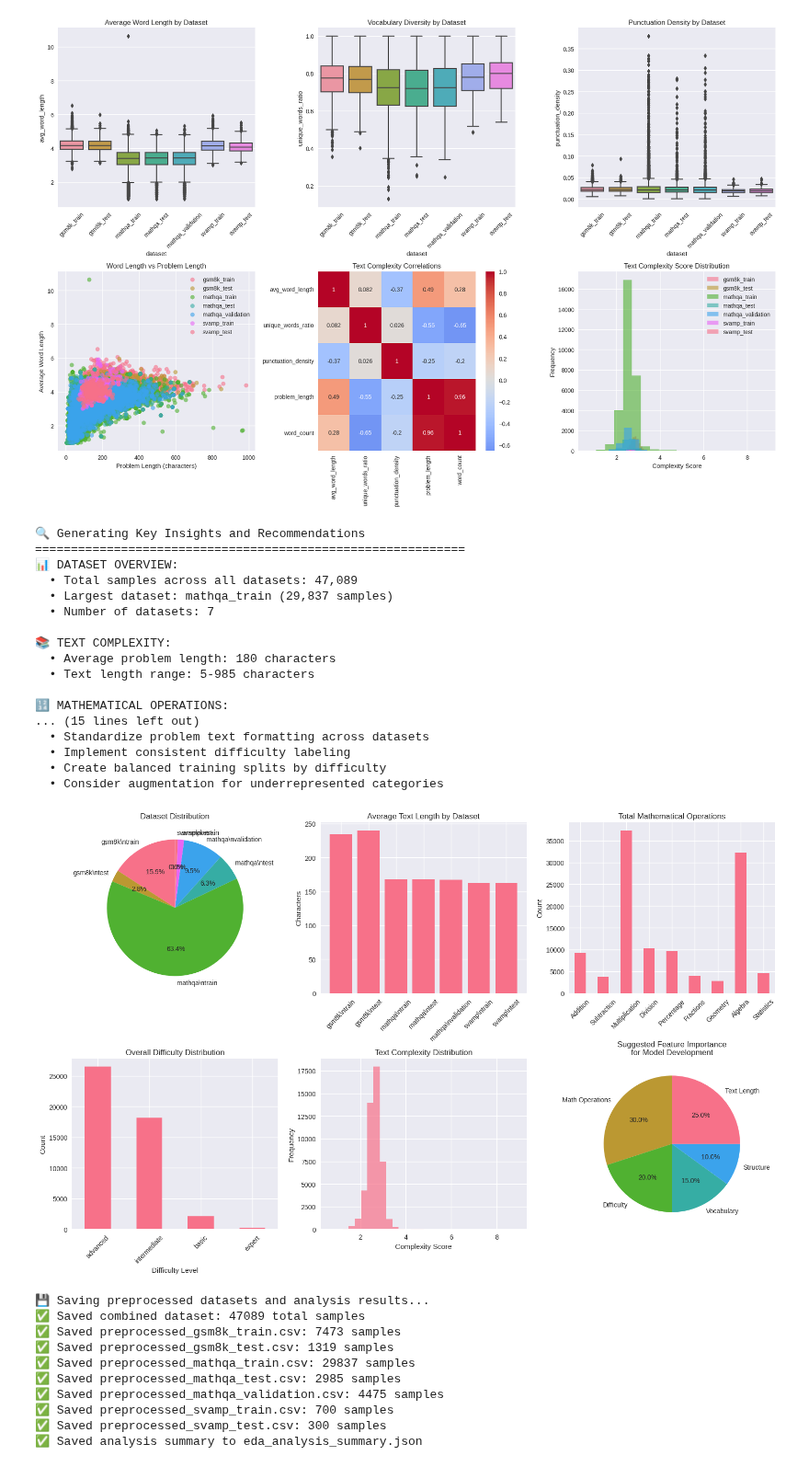
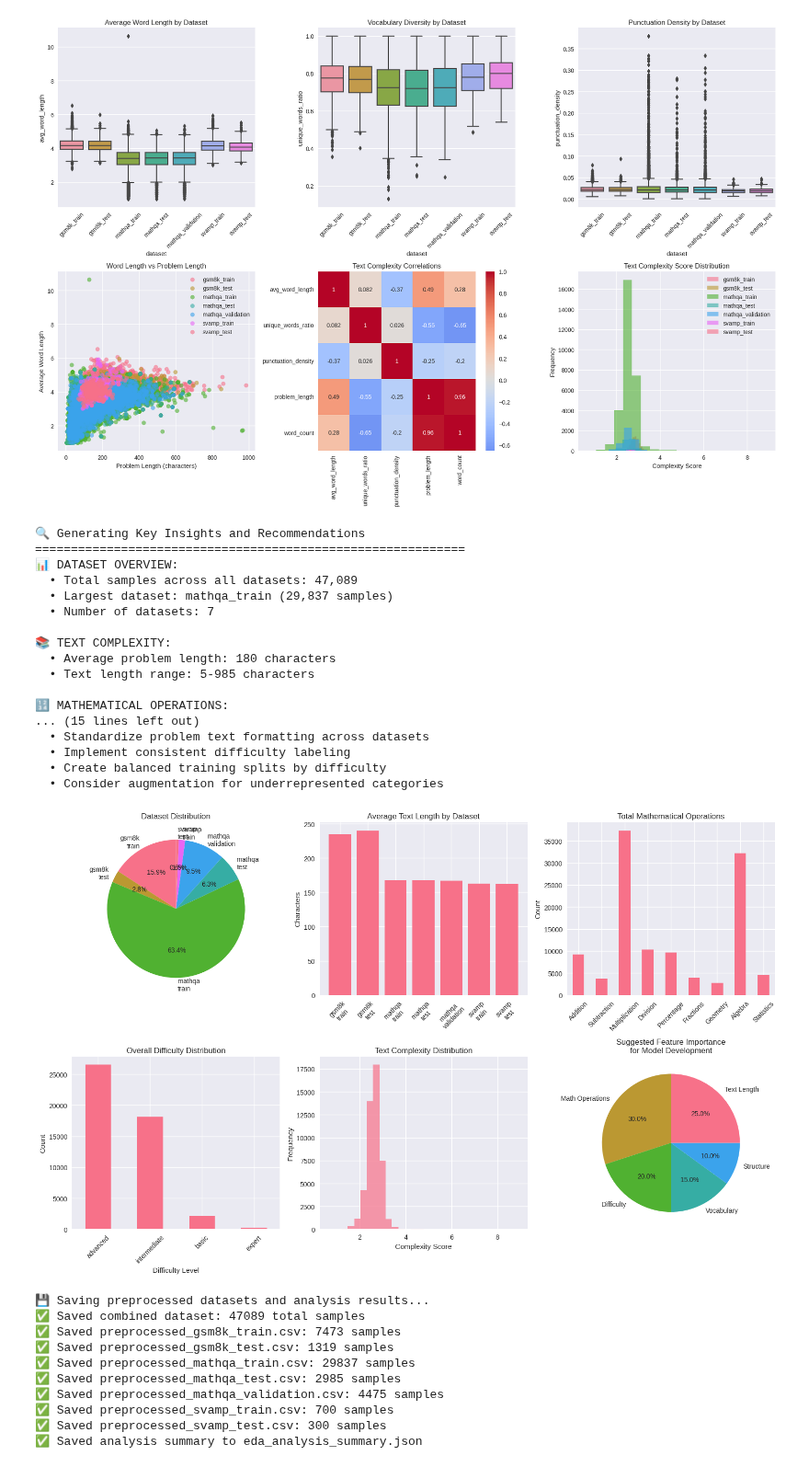
Before and after one commit to kevinmastascusa/symbolic-math-ai, a Jupyter notebook: 02_exploratory_data_analysis.ipynb, the cells around one changed output. Shown at 92% size. Cells and saved outputs as stored; diff of their text form; code cells hidden in the pictures.

```diff
--- a/02_exploratory_data_analysis.ipynb
+++ b/02_exploratory_data_analysis.ipynb
@@ -868,7 +868,7 @@ def generate_insights(preprocessed_datasets, summary_stats, difficulty_analysis,
     # Dataset sizes
     plt.subplot(2, 3, 1)
     sizes = [len(df) for df in preprocessed_datasets.values()]
-    names = [name.replace('_', '\\n') for name in preprocessed_datasets.keys()]
+    names = [name.replace('_', '\n') for name in preprocessed_datasets.keys()]
     plt.pie(sizes, labels=names, autopct='%1.1f%%', startangle=90)
     plt.title('Dataset Distribution')
 
@@ -883,7 +883,7 @@ def generate_insights(preprocessed_datasets, summary_stats, difficulty_analysis,
 
     if avg_lengths:
         plt.bar(range(len(avg_lengths)), avg_lengths)
-        plt.xticks(range(len(dataset_names)), [name.replace('_', '\\n') for name in dataset_names], rotation=45)
+        plt.xticks(range(len(dataset_names)), [name.replace('_', '\n') for name in dataset_names], rotation=45)
         plt.title('Average Text Length by Dataset')
         plt.ylabel('Characters')
 
@@ -932,34 +932,34 @@ def generate_insights(preprocessed_datasets, summary_stats, difficulty_analysis,
 
     return insights
 
 # Generate comprehensive insights
 insights = generate_insights(
     preprocessed_datasets,
     summary_stats,
     difficulty_analysis,
     category_analysis,
     math_operations,
     complexity_analysis
 )
 # %% [output]
 🔍 Generating Key Insights and Recommendations
 ============================================================
 📊 DATASET OVERVIEW:
   • Total samples across all datasets: 47,089
   • Largest dataset: mathqa_train (29,837 samples)
   • Number of datasets: 7
 
 📚 TEXT COMPLEXITY:
   • Average problem length: 180 characters
   • Text length range: 5-985 characters
 
 🔢 MATHEMATICAL OPERATIONS:
 ... (15 lines left out)
   • Standardize problem text formatting across datasets
   • Implement consistent difficulty labeling
   • Create balanced training splits by difficulty
   • Consider augmentation for underrepresented categories
-[figure, old version]
+[figure, new version]
 # %%
 ## 12. Save Preprocessed Data and Analysis Results
 
```
